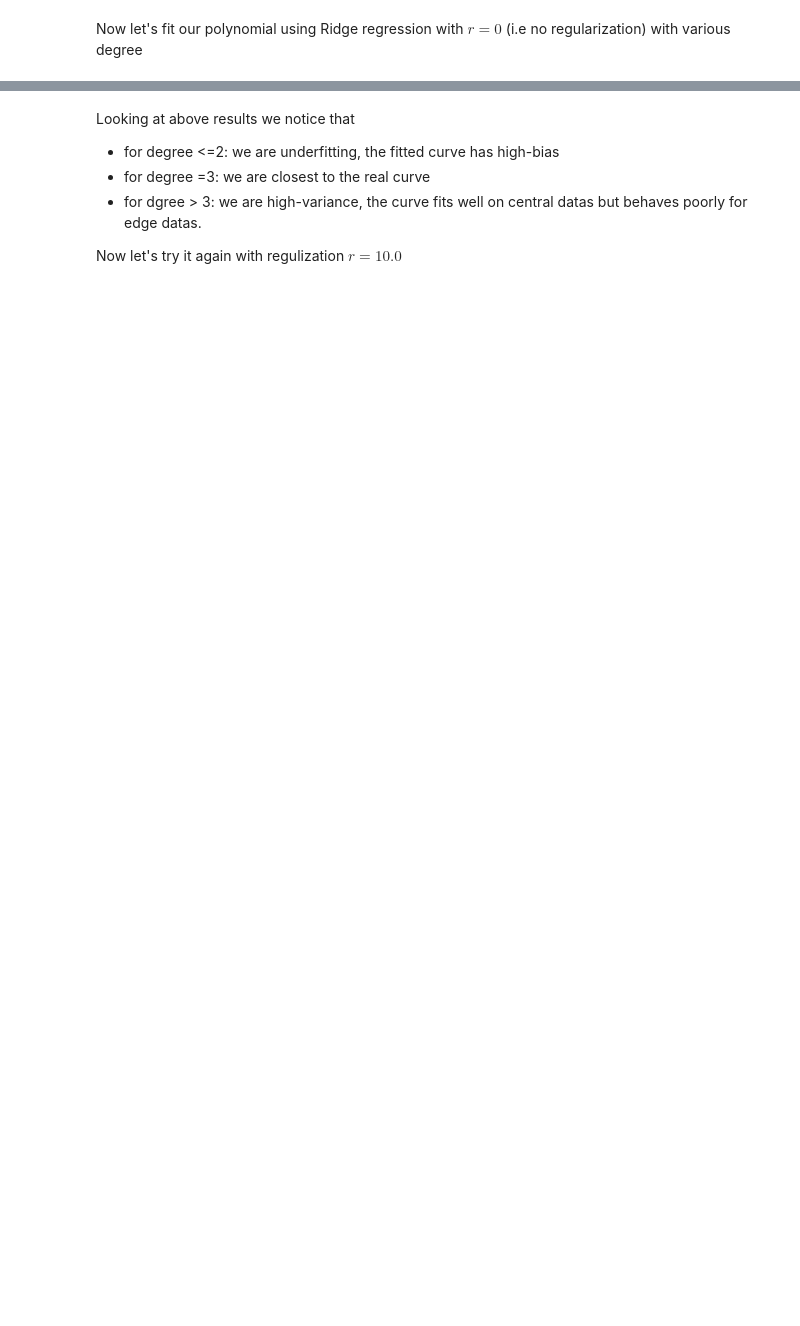
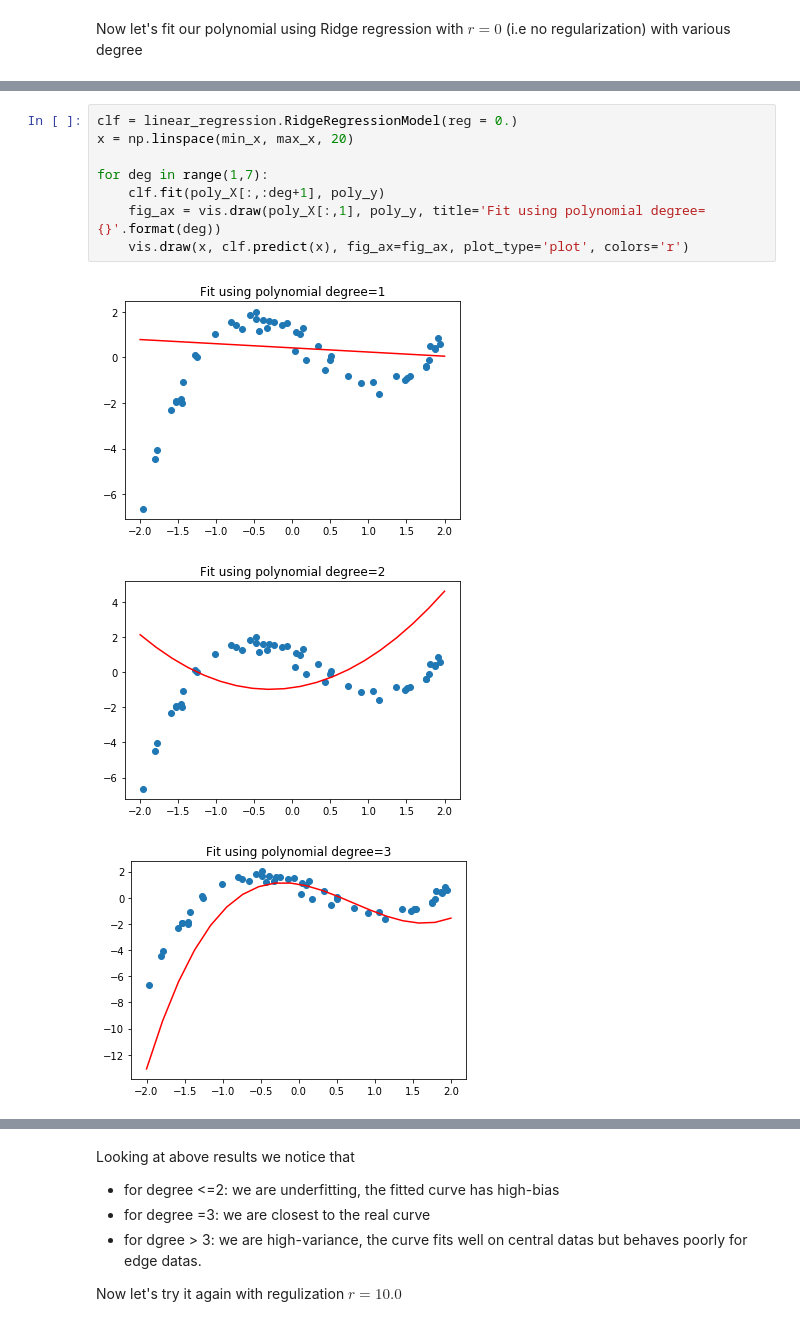
Before and after one commit to minh84/ml-nb, a Jupyter notebook: machine_learning/supervised/linear_regression_part02.ipynb, the cells around one changed output, grey strips where cells are left out. Cells and saved outputs as stored; diff of their text form; blank space fills up the shorter version.

```diff
--- a/machine_learning/supervised/linear_regression_part02.ipynb
+++ b/machine_learning/supervised/linear_regression_part02.ipynb
@@ -280,0 +232,12 @@ _ = plt.title('Fit using polynomial degree={}'.format(deg))
+# %%
+clf = linear_regression.RidgeRegressionModel(reg = 0.)
+x = np.linspace(min_x, max_x, 20)
+
+for deg in range(1,7):
+    clf.fit(poly_X[:,:deg+1], poly_y)
+    fig_ax = vis.draw(poly_X[:,1], poly_y, title='Fit using polynomial degree={}'.format(deg))
+    vis.draw(x, clf.predict(x), fig_ax=fig_ax, plot_type='plot', colors='r')
+# %% [output]
+[figure, added]
+[figure, added]
+[figure, added]
```
Also changed, not shown: parts of 7 cells of this notebook, 3 other files.
